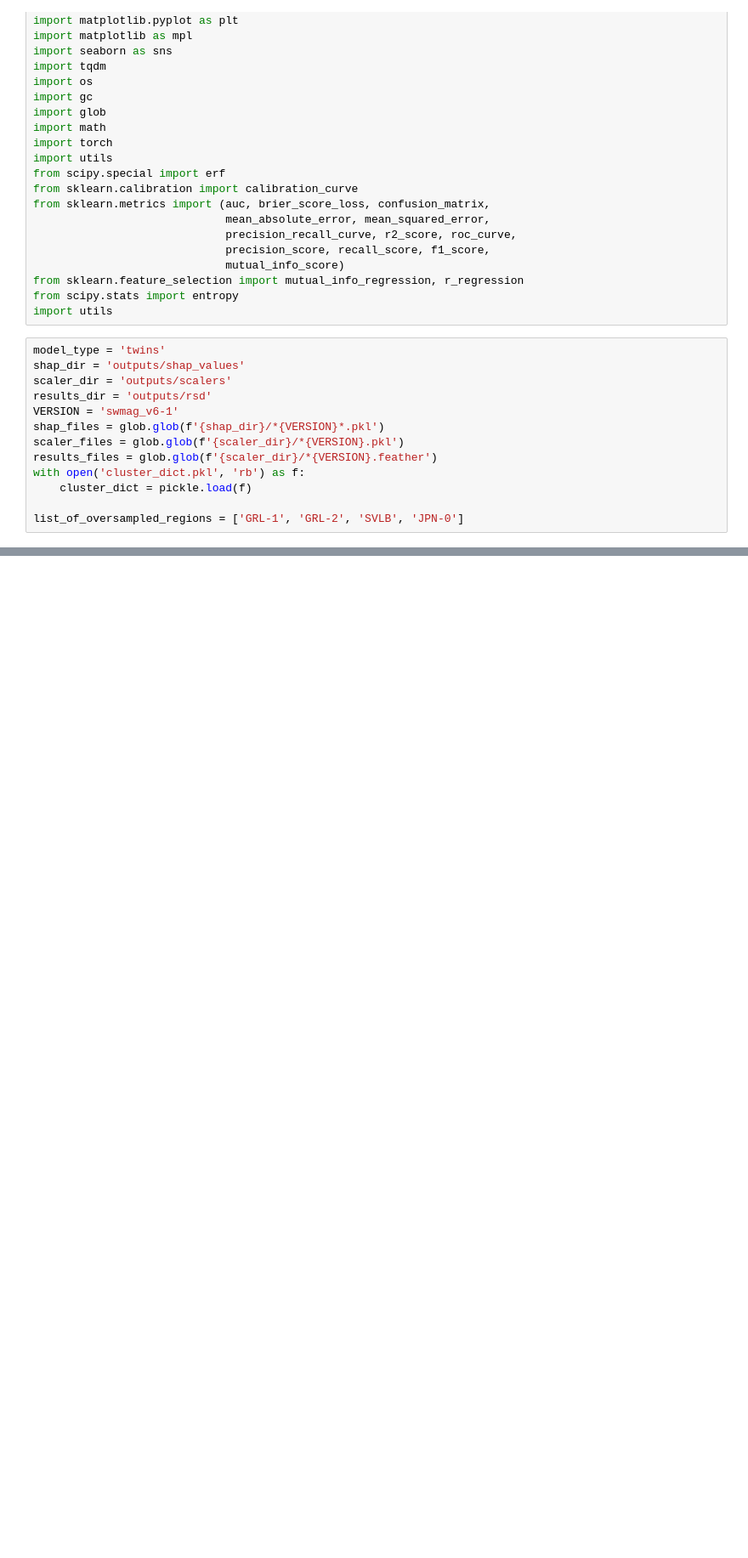
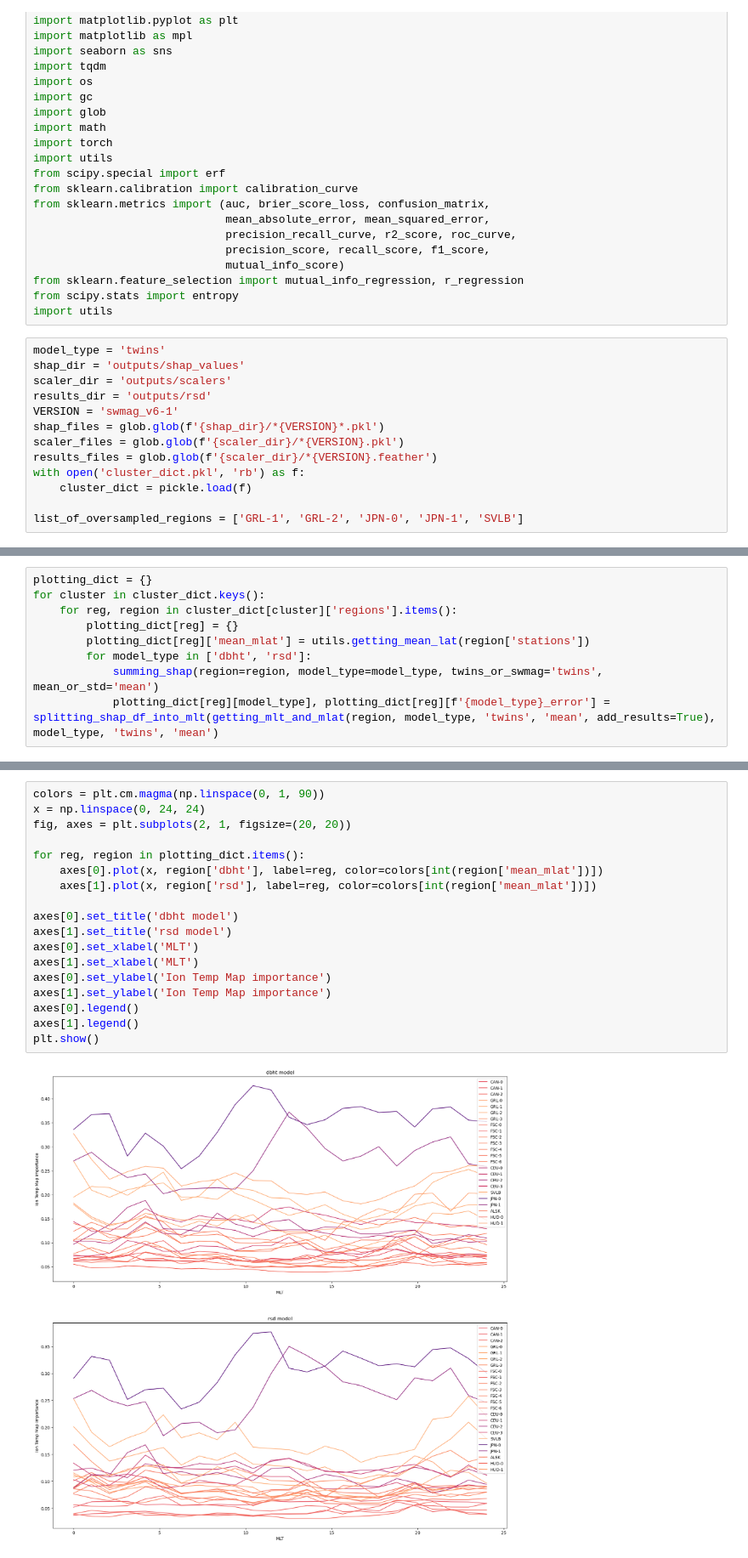
Before and after one commit to mikecoughlan/including_ion_temp_maps, a Jupyter notebook: examining_twins_shap.ipynb, the cells around one changed output, grey strips where cells are left out. Shown at 85% size. Drawn from its saved outputs; the diff is of its cells as text; blank space fills up the shorter version.

```diff
--- a/examining_twins_shap.ipynb
+++ b/examining_twins_shap.ipynb
@@ -34,7 +34,7 @@ results_files = glob.glob(f'{scaler_dir}/*{VERSION}.feather')
 with open('cluster_dict.pkl', 'rb') as f:
 	cluster_dict = pickle.load(f)
 
-list_of_oversampled_regions = ['GRL-1', 'GRL-2', 'SVLB', 'JPN-0']
+list_of_oversampled_regions = ['GRL-1', 'GRL-2', 'JPN-0', 'JPN-1', 'SVLB']
 # %%
 scalers = {}
 for cluster in cluster_dict.values():
@@ -139,0 +276,9 @@ Region: HUD-1
+# %%
+plotting_dict = {}
+for cluster in cluster_dict.keys():
+	for reg, region in cluster_dict[cluster]['regions'].items():
+		plotting_dict[reg] = {}
+		plotting_dict[reg]['mean_mlat'] = utils.getting_mean_lat(region['stations'])
+		for model_type in ['dbht', 'rsd']:
+			summing_shap(region=region, model_type=model_type, twins_or_swmag='twins', mean_or_std='mean')
+			plotting_dict[reg][model_type], plotting_dict[reg][f'{model_type}_error'] = splitting_shap_df_into_mlt(getting_mlt_and_mlat(region, model_type, 'twins', 'mean', add_results=True), model_type, 'twins', 'mean')
@@ -139,0 +303,20 @@ Region: HUD-1
+# %%
+colors = plt.cm.magma(np.linspace(0, 1, 90))
+x = np.linspace(0, 24, 24)
+fig, axes = plt.subplots(2, 1, figsize=(20, 20))
+
+for reg, region in plotting_dict.items():
+	axes[0].plot(x, region['dbht'], label=reg, color=colors[int(region['mean_mlat'])])
+	axes[1].plot(x, region['rsd'], label=reg, color=colors[int(region['mean_mlat'])])
+
+axes[0].set_title('dbht model')
+axes[1].set_title('rsd model')
+axes[0].set_xlabel('MLT')
+axes[1].set_xlabel('MLT')
+axes[0].set_ylabel('Ion Temp Map importance')
+axes[1].set_ylabel('Ion Temp Map importance')
+axes[0].legend()
+axes[1].legend()
+plt.show()
+# %% [output]
+[figure, added]
```
Also changed, not shown: parts of 15 cells of this notebook, 10 other files.
